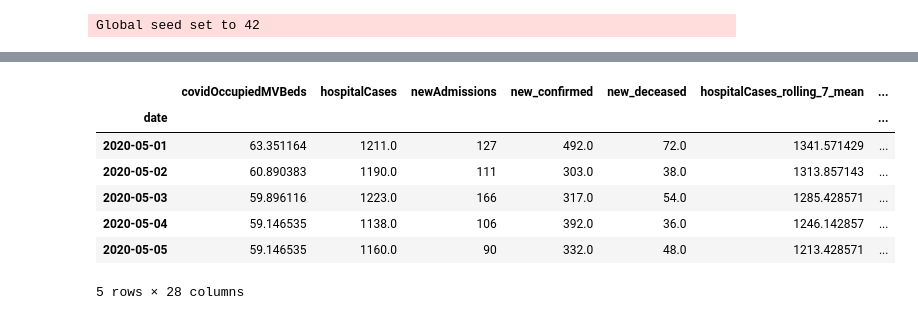
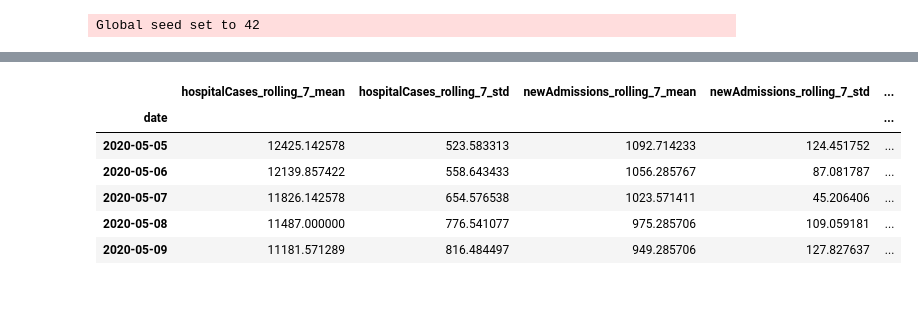
Before and after one commit to michaelajao/Multivate-forecasting, a Jupyter notebook: scripts/models/PINN_LSTM.ipynb, the cells around one changed output, grey strips where cells are left out. Saved outputs shown, nothing was run; the diff lists cells and outputs as text; code cells hidden in the pictures.

```diff
--- a/scripts/models/PINN_LSTM.ipynb
+++ b/scripts/models/PINN_LSTM.ipynb
@@ -354,22 +355,9 @@ Index(['covidOccupiedMVBeds', 'hospitalCases', 'newAdmissions',
 # %%
-# Filter data between the specified dates
-start_date = "2020-05-01"
-end_date = "2021-05-31"
-merged_data = merged_data[start_date:end_date]
+# Calculate split points
+train_end = min_date + pd.DateOffset(months=9)
+val_end = train_end + pd.DateOffset(months=2)
+test_end = val_end + pd.DateOffset(months=1)
 
-min_date = merged_data.index.min()
-max_date = merged_data.index.max()
-
-# Calculate the range of dates
-date_range = max_date - min_date
-logging.info(f"Data ranges from {min_date} to {max_date} ({date_range.days} days)")
-
-# Calculate split points
-total_days = date_range.days
-train_end = min_date + pd.Timedelta(days=int(total_days * 0.70))
-val_end = train_end + pd.Timedelta(days=int(total_days * 0.20))
-
-# Split the data into training, validation, and testing sets
 train = merged_data[merged_data.index <= train_end]
 val = merged_data[(merged_data.index > train_end) & (merged_data.index <= val_end)]
 test = merged_data[merged_data.index > val_end]
@@ -399,38 +378,42 @@ Train dates: (Timestamp('2020-05-01 00:00:00'), Timestamp('2021-02-01 00:00:00')
 # %%
-features = [
+# Concatenate the DataFrames
+sample_df = pd.concat([train, val, test])
+
+# Convert all the feature columns to float32
+sample_df = to_float32(sample_df)
+
+columns_to_select = [
     "covidOccupiedMVBeds",
     "hospitalCases_rolling_7_mean",
     "hospitalCases_rolling_7_std",
     "newAdmissions_rolling_7_mean",
     "newAdmissions_rolling_7_std",
     "new_confirmed_rolling_7_mean",
     "new_confirmed_rolling_7_std",
     "new_deceased_rolling_7_mean",
     "new_deceased_rolling_7_std",
     "covidOccupiedMVBeds_lag_1",
     "covidOccupiedMVBeds_lag_2",
     "covidOccupiedMVBeds_lag_3",
     "covidOccupiedMVBeds_lag_5",
     "covidOccupiedMVBeds_lag_7",
     "covidOccupiedMVBeds_lag_14",
     "covidOccupiedMVBeds_lag_21",
     "month",
     "day",
     "day_of_week",
-    "susceptible",
-    "exposed",
-    "active_cases",
-    "recovered",
-    "cumulative_deceased",
 ]
+
+sample_df = sample_df[columns_to_select]
+cols = list(sample_df.columns)
+cols.remove("covidOccupiedMVBeds")
+sample_df = sample_df[cols + ["covidOccupiedMVBeds"]]
+sample_df.head()
+# %% [output]
+|  | hospitalCases_rolling_7_mean | hospitalCases_rolling_7_std | newAdmissions_rolling_7_mean | newAdmissions_rolling_7_std | ... |
+| date |  |  |  |  | ... |
+| 2020-05-05 | 12425.142578 | 523.583313 | 1092.714233 | 124.451752 | ... |
+| 2020-05-06 | 12139.857422 | 558.643433 | 1056.285767 | 87.081787 | ... |
+| 2020-05-07 | 11826.142578 | 654.576538 | 1023.571411 | 45.206406 | ... |
+| 2020-05-08 | 11487.000000 | 776.541077 | 975.285706 | 109.059181 | ... |
+| 2020-05-09 | 11181.571289 | 816.484497 | 949.285706 | 127.827637 | ... |
-# %%
-train.head()
-# %% [output]
-|  | covidOccupiedMVBeds | hospitalCases | newAdmissions | new_confirmed | new_deceased | hospitalCases_rolling_7_mean | ... |
-| date |  |  |  |  |  |  | ... |
-| 2020-05-01 | 63.351164 | 1211.0 | 127 | 492.0 | 72.0 | 1341.571429 | ... |
-| 2020-05-02 | 60.890383 | 1190.0 | 111 | 303.0 | 38.0 | 1313.857143 | ... |
-| 2020-05-03 | 59.896116 | 1223.0 | 166 | 317.0 | 54.0 | 1285.428571 | ... |
-| 2020-05-04 | 59.146535 | 1138.0 | 106 | 392.0 | 36.0 | 1246.142857 | ... |
-| 2020-05-05 | 59.146535 | 1160.0 | 90 | 332.0 | 48.0 | 1213.428571 | ... |
-5 rows × 28 columns
```
Also changed, not shown: parts of 32 cells of this notebook, 3 other files.
